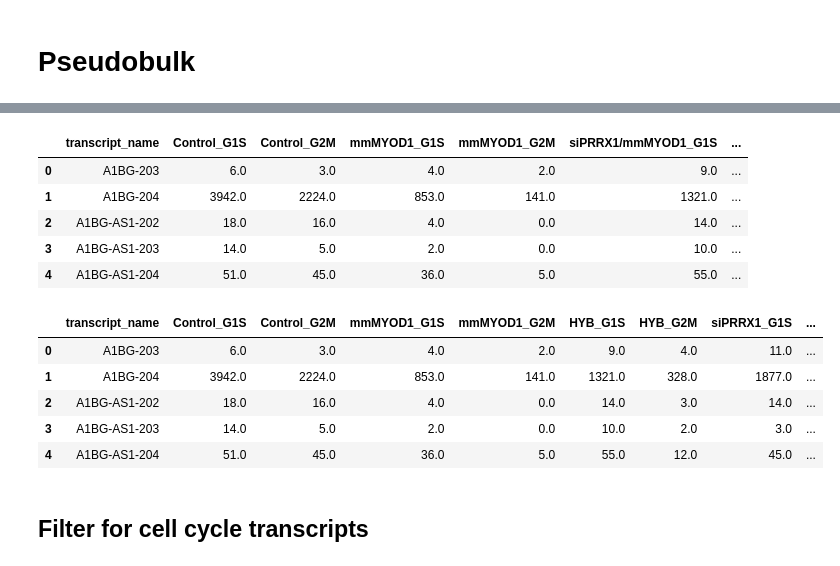
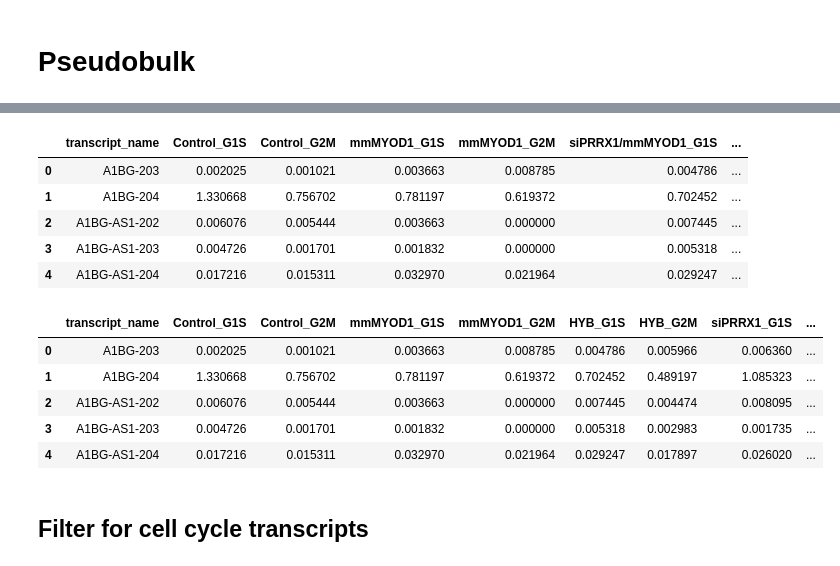
Before and after one commit to jrcwycy/Hybrid, a Jupyter notebook: notebooks/isoforms/cc_isoforms.ipynb, the cells around one changed output, grey strips where cells are left out. Cells and saved outputs as stored; diff of their text form; code cells hidden in the pictures.

```diff
--- a/notebooks/isoforms/cc_isoforms.ipynb
+++ b/notebooks/isoforms/cc_isoforms.ipynb
@@ -391,6 +391,9 @@ aggdata = sc.get.aggregate(
 aggdata.X = aggdata.layers['sum'].copy()
 
 sc.pp.normalize_total(aggdata, target_sum=1e4)
+
+aggdata.layers['norm'] = aggdata.X.copy()
+
 sc.pp.log1p(aggdata)
 
 aggdata.layers['log_norm'] = aggdata.X.copy()
@@ -398,7 +401,8 @@ aggdata.layers['log_norm'] = aggdata.X.copy()
 aggdata
 
 
-df = aggdata.to_df(layer='sum').T
+# df = aggdata.to_df(layer='sum').T
+df = aggdata.to_df(layer='norm').T
 df['total_transcript'] = df.sum(axis=1)
 
 df = pd.merge(
@@ -425,9 +429,9 @@ Wall time: 808 ms
 |  | transcript_name | Control_G1S | Control_G2M | mmMYOD1_G1S | mmMYOD1_G2M | siPRRX1/mmMYOD1_G1S | ... |
-| 0 | A1BG-203 | 6.0 | 3.0 | 4.0 | 2.0 | 9.0 | ... |
-| 1 | A1BG-204 | 3942.0 | 2224.0 | 853.0 | 141.0 | 1321.0 | ... |
-| 2 | A1BG-AS1-202 | 18.0 | 16.0 | 4.0 | 0.0 | 14.0 | ... |
-| 3 | A1BG-AS1-203 | 14.0 | 5.0 | 2.0 | 0.0 | 10.0 | ... |
-| 4 | A1BG-AS1-204 | 51.0 | 45.0 | 36.0 | 5.0 | 55.0 | ... |
+| 0 | A1BG-203 | 0.002025 | 0.001021 | 0.003663 | 0.008785 | 0.004786 | ... |
+| 1 | A1BG-204 | 1.330668 | 0.756702 | 0.781197 | 0.619372 | 0.702452 | ... |
+| 2 | A1BG-AS1-202 | 0.006076 | 0.005444 | 0.003663 | 0.000000 | 0.007445 | ... |
+| 3 | A1BG-AS1-203 | 0.004726 | 0.001701 | 0.001832 | 0.000000 | 0.005318 | ... |
+| 4 | A1BG-AS1-204 | 0.017216 | 0.015311 | 0.032970 | 0.021964 | 0.029247 | ... |
 # %%
 # rename for ease of use downstream
 df.columns = df.columns.str.replace('siPRRX1/mmMYOD1', 'HYB', regex=False)
@@ -435,11 +439,11 @@ df.columns = df.columns.str.replace('siPRRX1/mmMYOD1', 'HYB', regex=False)
 df.head()
 # %% [output]
 |  | transcript_name | Control_G1S | Control_G2M | mmMYOD1_G1S | mmMYOD1_G2M | HYB_G1S | HYB_G2M | siPRRX1_G1S | ... |
-| 0 | A1BG-203 | 6.0 | 3.0 | 4.0 | 2.0 | 9.0 | 4.0 | 11.0 | ... |
-| 1 | A1BG-204 | 3942.0 | 2224.0 | 853.0 | 141.0 | 1321.0 | 328.0 | 1877.0 | ... |
-| 2 | A1BG-AS1-202 | 18.0 | 16.0 | 4.0 | 0.0 | 14.0 | 3.0 | 14.0 | ... |
-| 3 | A1BG-AS1-203 | 14.0 | 5.0 | 2.0 | 0.0 | 10.0 | 2.0 | 3.0 | ... |
-| 4 | A1BG-AS1-204 | 51.0 | 45.0 | 36.0 | 5.0 | 55.0 | 12.0 | 45.0 | ... |
+| 0 | A1BG-203 | 0.002025 | 0.001021 | 0.003663 | 0.008785 | 0.004786 | 0.005966 | 0.006360 | ... |
+| 1 | A1BG-204 | 1.330668 | 0.756702 | 0.781197 | 0.619372 | 0.702452 | 0.489197 | 1.085323 | ... |
+| 2 | A1BG-AS1-202 | 0.006076 | 0.005444 | 0.003663 | 0.000000 | 0.007445 | 0.004474 | 0.008095 | ... |
+| 3 | A1BG-AS1-203 | 0.004726 | 0.001701 | 0.001832 | 0.000000 | 0.005318 | 0.002983 | 0.001735 | ... |
+| 4 | A1BG-AS1-204 | 0.017216 | 0.015311 | 0.032970 | 0.021964 | 0.029247 | 0.017897 | 0.026020 | ... |
 # %% [markdown]
 ## Filter for cell cycle transcripts
 # %%
```
Also changed, not shown: parts of 19 cells of this notebook, 18 other files.
